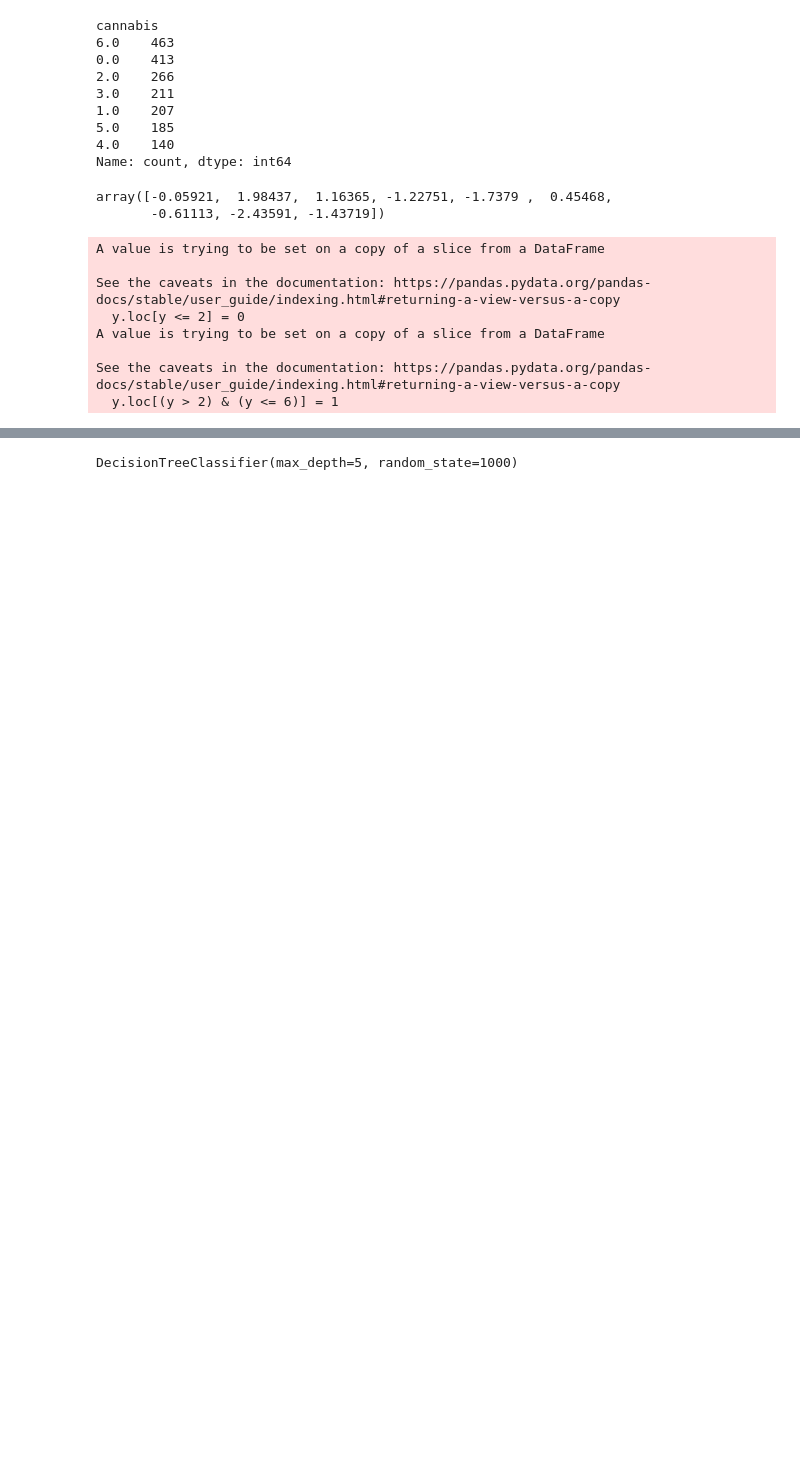
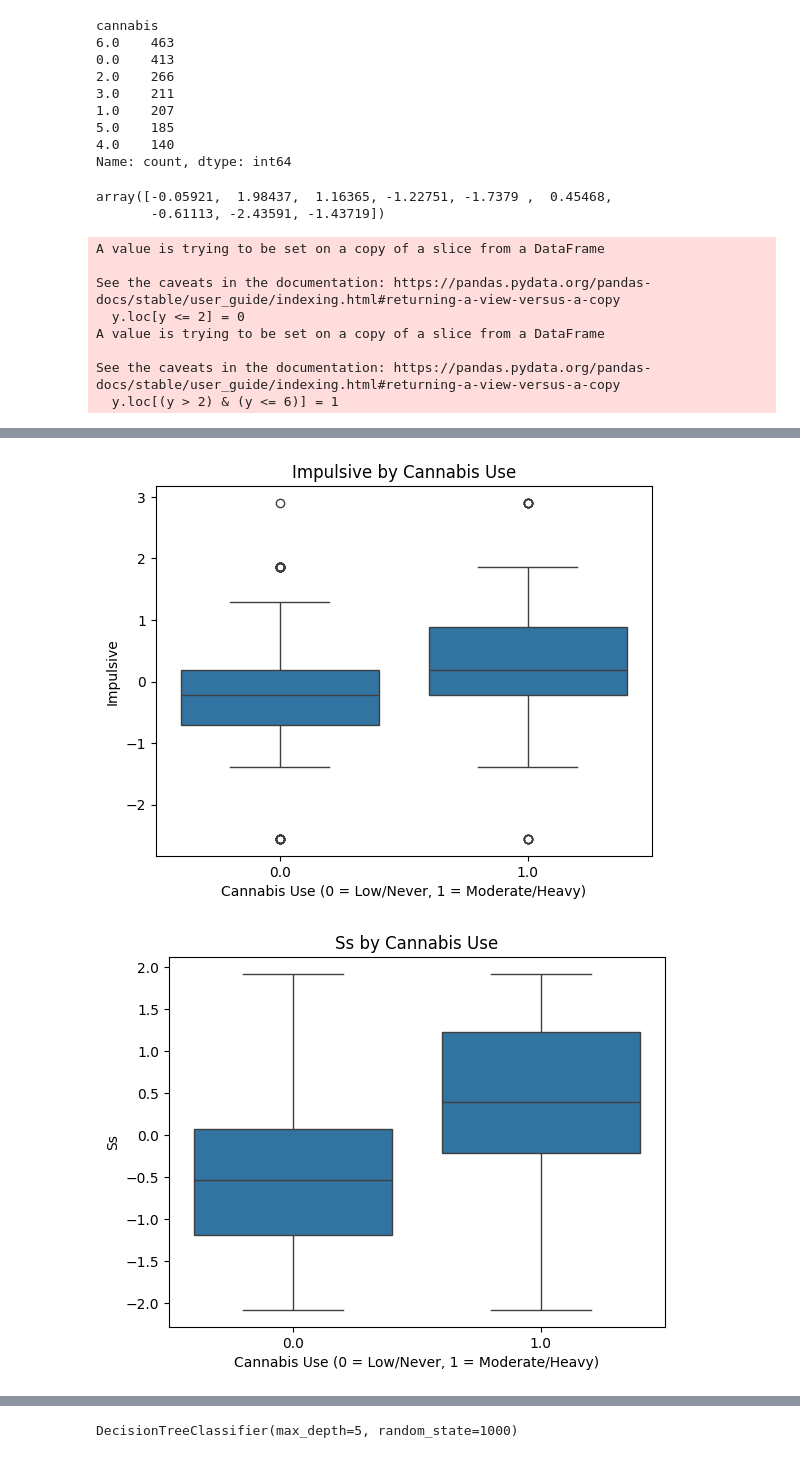
Before and after one commit to lburtle/DS3021_FINAL, a Jupyter notebook: DT.ipynb, the cells around one changed output, grey strips where cells are left out. Saved outputs shown, nothing was run; the diff lists cells and outputs as text; code cells hidden in the pictures; blank space fills up the shorter version.

```diff
--- a/DT.ipynb
+++ b/DT.ipynb
@@ -159,0 +192,16 @@ See the caveats in the documentation: https://pandas.pydata.org/pandas-docs/stab
+# %%
+# Variables we think will be important
+
+features = ['impulsive', 'ss', 'nscore']
+
+# Plotting boxplots
+
+for var in features:
+    sns.boxplot(x='cannabis', y=var, data=cannabis_df)
+    plt.title(f'{var.capitalize()} by Cannabis Use')
+    plt.xlabel('Cannabis Use (0 = Low/Never, 1 = Moderate/Heavy)')
+    plt.ylabel(var.capitalize())
+    plt.show()
+# %% [output]
+[figure, added]
+[figure, added]
```
Also changed, not shown: parts of 7 cells of this notebook.
